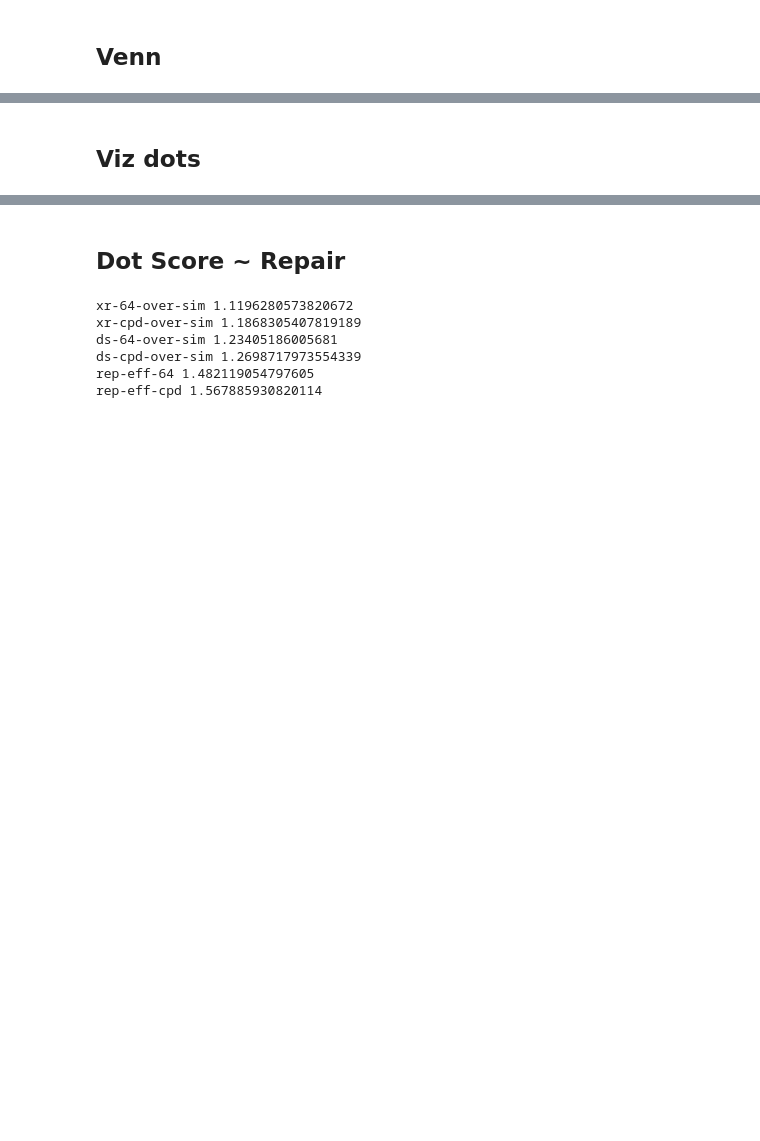
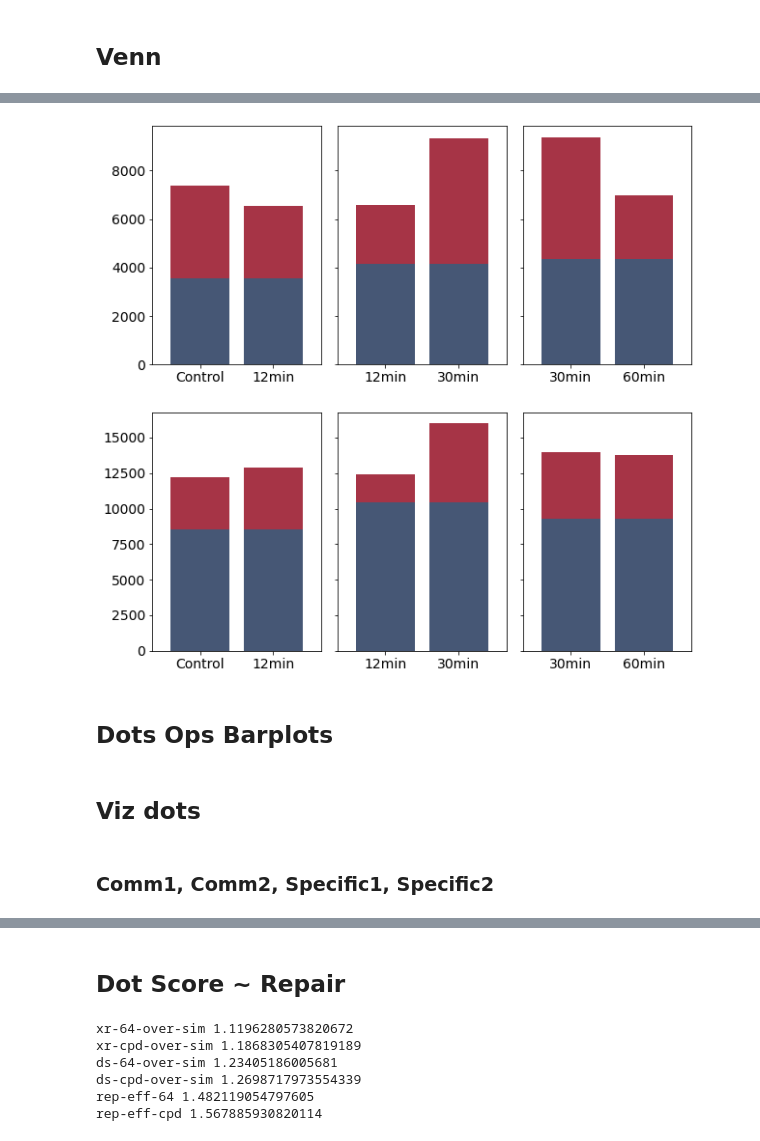
Before and after one commit to CompGenomeLab/uv-3d-ddr, a Jupyter notebook: 3d/loops.ipynb, the cells around one changed output, grey strips where cells are left out. Saved outputs shown, nothing was run; the diff lists cells and outputs as text; code cells hidden in the pictures; blank space fills up the shorter version.

```diff
--- a/3d/loops.ipynb
+++ b/3d/loops.ipynb
@@ -392,10 +232,0 @@ venn_data = venn_diagram_data(venn_df_all['Control'], venn_df_all['12min'], venn
-# %%
-venn_df_Labeled = []
-for k, v in venn_data.items():
-    for i in v:
-        venn_df_Labeled.append([k, i[0], i[1], i[1] + 10_000, i[2], i[3], i[3] + 10_000])
-
-venn_df_Labeled = pd.DataFrame(venn_df_Labeled, columns=['label', 'chrom1', 'start1', 'end1', 'chrom2', 'start2', 'end2'])
-# reorder columns
-venn_df_Labeled = venn_df_Labeled[['chrom1', 'start1', 'end1', 'chrom2', 'start2', 'end2', 'label']]
-venn_df_Labeled.to_csv("venn_df_Labeled.tsv", sep="\t", index=False)
@@ -401,0 +255,65 @@ venn_df_Labeled.to_csv("venn_df_Labeled.tsv", sep="\t", index=False)
+# %%
+for comb in loops_comp_:
+    for k in loops_comp_[comb]:
+        loops_comp_[comb][k] = loops_comp_[comb][k].drop_duplicates(["chrom1", "start1", "start2"])
+
+for comb in anchors_comp_:
+    for k in anchors_comp_[comb]:
+        anchors_comp_[comb][k] = anchors_comp_[comb][k].drop_duplicates(["chrom", "start"])
+# %%
+sample_names = ["Control", "12min", "30min", "60min"]
+fig, axs = plt.subplots(
+    ncols=3,
+    nrows=2,
+    figsize=(10, 10),
+    sharey="row",
+    gridspec_kw={"wspace": 0.1}
+)
+
+comps = [('t0', 't12'), ('t12', 't30'), ('t30', 't60')]
+
+for idx, comp in enumerate(comps):
+    comp_df_dict = loops_comp_[comp]
+    ax = axs[0, idx]
+    labels = (sample_names[idx], sample_names[idx + 1])
+    weights = {
+        "Common": (
+            comp_df_dict["common_loops"].drop_duplicates(subset=['chrom1', 'start1', 'chrom2', 'start2']).shape[0]
+        ),
+        "Unique": (
+            comp_df_dict["specific_loops1"].drop_duplicates(subset=['chrom1', 'start1', 'chrom2', 'start2']).shape[0],
+            comp_df_dict["specific_loops2"].drop_duplicates(subset=['chrom1', 'start1', 'chrom2', 'start2']).shape[0],
+        ),
+    }
+
+    df = pd.DataFrame(weights, index=labels)
+
+    df.plot.bar(ax=ax, stacked=True, rot=0, color=["#465775", "#A63446"], width=0.8, legend=False)
+    ax.set_xticklabels(labels=labels, fontsize=14)
+    ax.tick_params(axis='y', labelsize=14)
+
+for idx, comp in enumerate(comps):
+    comp_df_dict = anchors_comp_[comp]
+    ax = axs[1, idx]
+    labels = (sample_names[idx], sample_names[idx + 1])
+
+    weights = {
+        "Below": (
+            comp_df_dict["common_anchors"].drop_duplicates(subset=['chrom', 'start']).shape[0]
+        ),
+        "Above": (
+            comp_df_dict["specific_anchors1"].drop_duplicates(subset=['chrom', 'start']).shape[0],
+            comp_df_dict["specific_anchors2"].drop_duplicates(subset=['chrom', 'start']).shape[0],
+        ),
+    }
+
+    df = pd.DataFrame(weights, index=labels)
+
+    df.plot.bar(ax=ax, stacked=True, rot=0, color=["#465775", "#A63446"], width=0.8, legend=False)
+    ax.set_xticklabels(labels=labels, fontsize=14)
+    ax.tick_params(axis='y', labelsize=14)
+
+plt.tight_layout()
+plt.savefig("loops_anchor_counts.svg")
+# %% [output]
+[figure, added]
@@ -401,0 +376,2 @@ venn_df_Labeled.to_csv("venn_df_Labeled.tsv", sep="\t", index=False)
+# %% [markdown]
+## Dots Ops Barplots
@@ -402,2 +460,4 @@ venn_df_Labeled.to_csv("venn_df_Labeled.tsv", sep="\t", index=False)
 # %% [markdown]
 ## Viz dots
+# %% [markdown]
+### Comm1, Comm2, Specific1, Specific2
```
Also changed, not shown: parts of 24 cells of this notebook.
